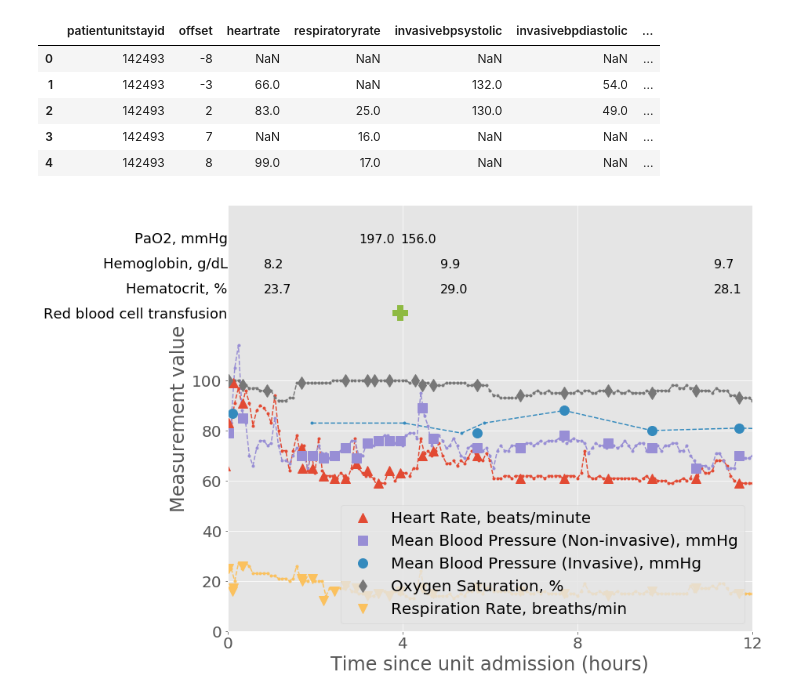
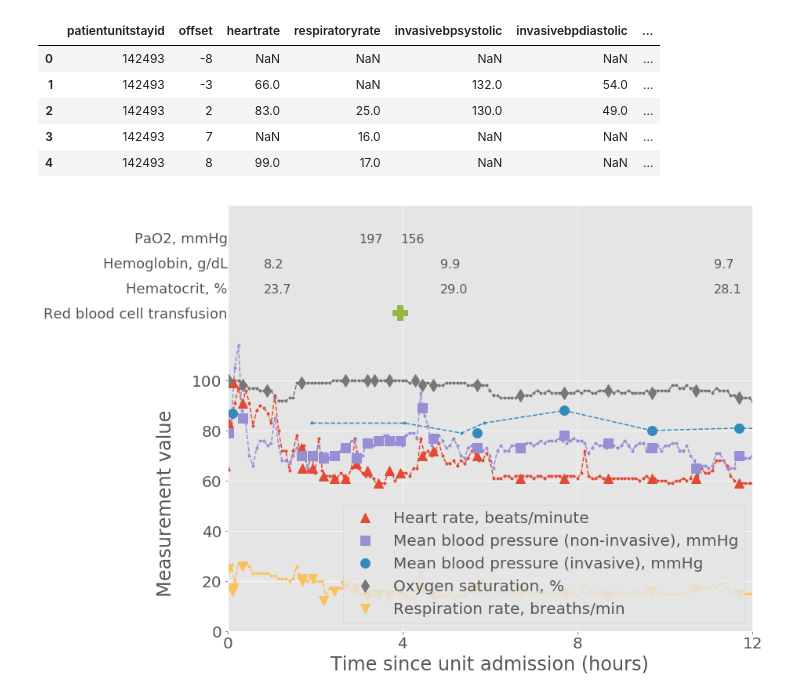
Before and after one commit to MIT-LCP/eicu-data-paper, a Jupyter notebook: eicu-data-paper.ipynb, the cells around one changed output. Saved outputs shown, nothing was run; the diff lists cells and outputs as text; code cells hidden in the pictures.

Commit message:
prettier plot

```diff
--- a/eicu-data-paper.ipynb
+++ b/eicu-data-paper.ipynb
@@ -1182,15 +1182,15 @@ p_rr = plt.plot(vp['offset']*TIME_FACTOR, vp['respiration'], '.--', label='_no_l
 # nurse validated
 plt.plot(nc['offset']*TIME_FACTOR, nc['heartrate'], '^',
          markersize=12, markerfacecolor=None, color=p_hr[0].get_color(),
-         label='Heart Rate, beats/minute')
+         label='Heart rate, beats/minute')
 plt.plot(nc['offset']*TIME_FACTOR, nc['invasivebpmean'], 's',
-         markersize=12, markerfacecolor=None, color=p_ibp[0].get_color(), label='Mean Blood Pressure (Non-invasive), mmHg')
+         markersize=12, markerfacecolor=None, color=p_ibp[0].get_color(), label='Mean blood pressure (non-invasive), mmHg')
 plt.plot(nc['offset']*TIME_FACTOR, nc['noninvasivebpmean'], 'o',
-         markersize=12, markerfacecolor=None, color=p_nibp[0].get_color(), label='Mean Blood Pressure (Invasive), mmHg')
+         markersize=12, markerfacecolor=None, color=p_nibp[0].get_color(), label='Mean blood pressure (invasive), mmHg')
 plt.plot(nc['offset']*TIME_FACTOR, nc['spo2'], 'd',
-         markersize=12, markerfacecolor=None, color=p_o2[0].get_color(), label='Oxygen Saturation, %')
+         markersize=12, markerfacecolor=None, color=p_o2[0].get_color(), label='Oxygen saturation, %')
 plt.plot(nc['offset']*TIME_FACTOR, nc['respiratoryrate'], 'v',
-         markersize=12, markerfacecolor=None, color=p_rr[0].get_color(), label='Respiration Rate, breaths/min')
+         markersize=12, markerfacecolor=None, color=p_rr[0].get_color(), label='Respiration rate, breaths/min')
 """
 # Plot infusions as a scaled line
 infdrg_dict = OrderedDict([
@@ -1253,7 +1253,7 @@ xloc = 0
 for item in io_dict:
     yloc = io_dict[item][0]
     label = io_dict[item][1]
-    plt.text(xloc, yloc, item, fontsize=18, horizontalalignment='right')
+    plt.text(xloc, yloc, item, fontsize=18, horizontalalignment='right', color='#555555')
 
     df_item = io.loc[io['label']==label,:]
 
@@ -1268,35 +1268,47 @@ for item in io_dict:
 labs = OrderedDict([
         #['Creatinine, mg/dL', [195, 'creatinine']],
         #['White blood cell, K/uL', [ 185, 'WBC x 1000' ]],
         #['Troponin, g/dL', [175, 'troponin - I']],
         #['Lactate, mmol/L', [175, 'lactate']],
         ['PaO2, mmHg', [155, 'paO2']],
         ['Hemoglobin, g/dL', [145, 'Hgb']],
         ['Hematocrit, %', [135, 'Hct']]
     ])
 
 xloc = 0
 for l in labs:
     yloc = labs[l][0]
     label = labs[l][1]
 
     # plot the trend over time
     df_item = lab.loc[lab['label']==label,:]
     # limit to first 2 days
     df_item = df_item.loc[(df_item['offset']<=(1440*2)) & (df_item['offset']>0),:]
 
-    plt.text(xloc, yloc, l, fontsize=18, horizontalalignment='right')
+    plt.text(xloc, yloc, l, fontsize=18, horizontalalignment='right', color='#555555')
     for i, row in df_item.iterrows():
-            plt.text(row['offset']*TIME_FACTOR, yloc, row['value'],
-                     fontsize=16, label='_nolegend_')
+        # put text for pao2 without a decimal
+        if l=='PaO2, mmHg':
+            v = int(row['value'])
+        else:
+            v = row['value']
+
+        plt.text(row['offset']*TIME_FACTOR, yloc, v,
+                 fontsize=16, color='#555555', label='_nolegend_')
 
 plt.yticks(np.arange(0, 120, 20))
 plt.xticks(np.arange(0, 12.01, 4))
 plt.xlim([0,12])
 plt.ylim([0,170])
 plt.xlabel('Time since unit admission (' + TIME_UNIT + ')')
 plt.ylabel('Measurement value')
-plt.legend(loc='lower right')
+# manually position the y-label
+ax = plt.gca()
+ax.yaxis.set_label_coords(-0.1, 0.3)
+leg = plt.legend(loc='lower right')
+plt.setp(leg.get_texts(), color='#555555')
+plt.savefig('ExamplePatient.pdf', bbox_inches='tight')
+plt.savefig('ExamplePatient.png', bbox_inches='tight')
 plt.show()
 # %% [output]
-[figure, old version]
+[figure, new version]
```
